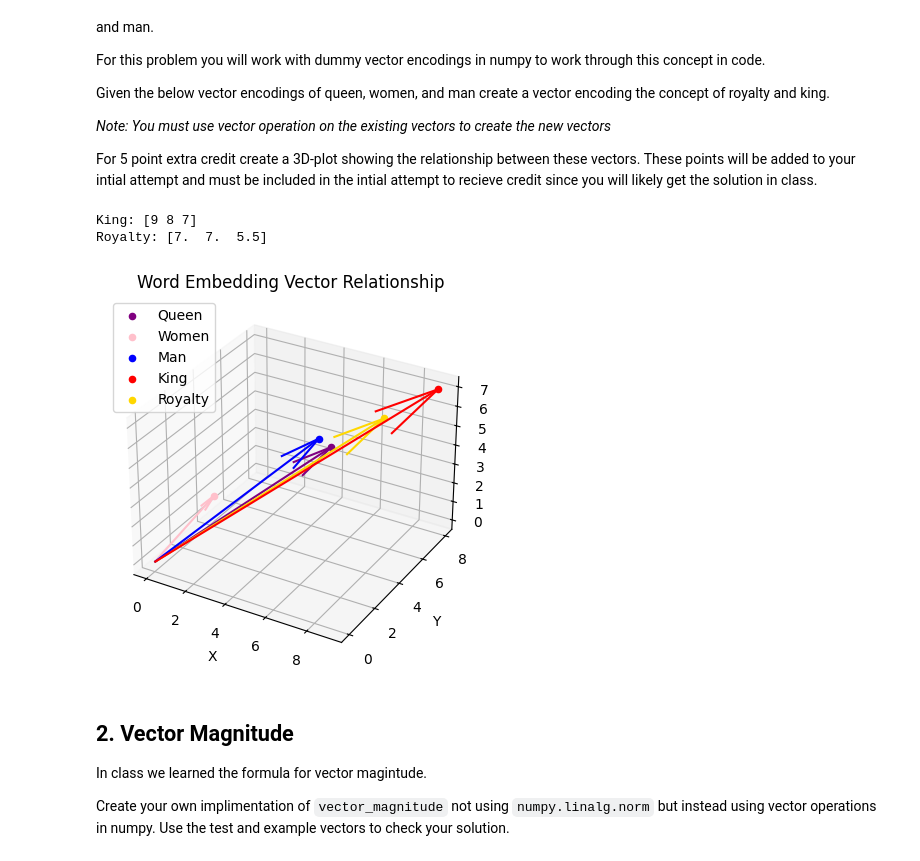
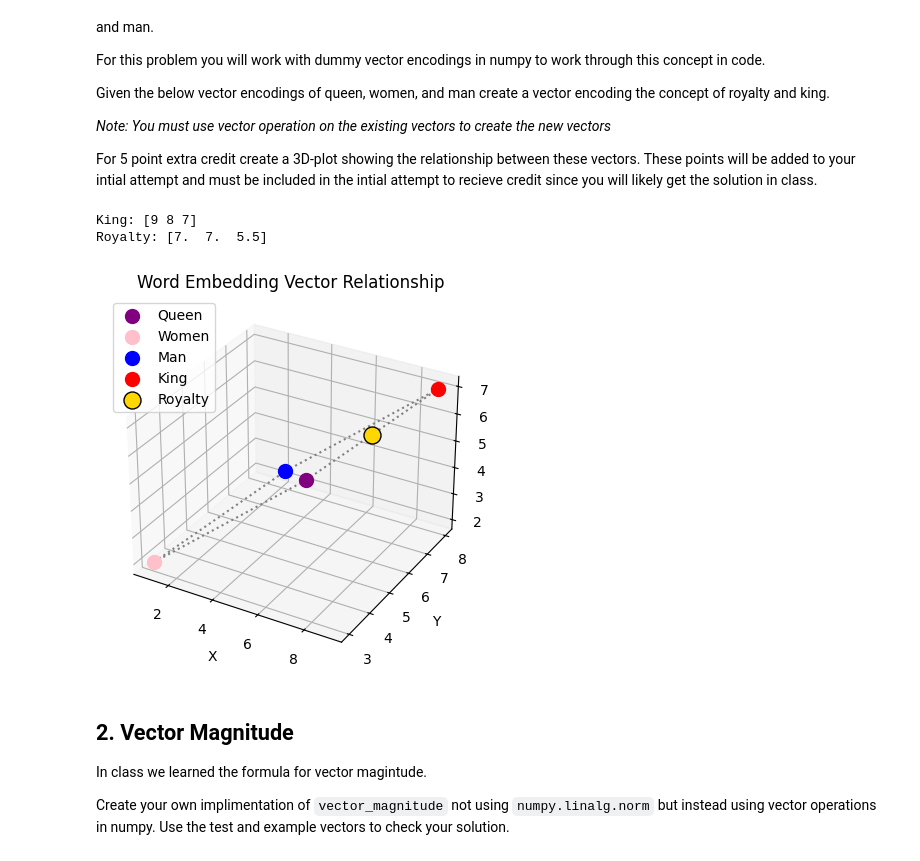
Before and after one commit to florianaewing/AD450_FE, a Jupyter notebook: week_5_vectors_applications.ipynb, the cells around one changed output. Cells and saved outputs as stored; diff of their text form; code cells hidden in the pictures.

```diff
--- a/week_5_vectors_applications.ipynb
+++ b/week_5_vectors_applications.ipynb
@@ -16,44 +16,44 @@ Given the below vector encodings of queen, women, and man create a vector encodi
 
 For 5 point extra credit create a 3D-plot showing the relationship between these vectors. These points will be added to your intial attempt and must be included in the intial attempt to recieve credit since you will likely get the solution in class.
 # %%
+import numpy as np
+import matplotlib.pyplot as plt
+from mpl_toolkits.mplot3d import Axes3D
+
 queen = np.array([5, 6, 4])
 women = np.array([1, 3, 2])
 man = np.array([5, 5, 5])
 
 king = queen - women + man
 royalty = (queen + king) / 2
 
 print("King:", king)
 print("Royalty:", royalty)
 
 fig = plt.figure()
 ax = fig.add_subplot(111, projection='3d')
 
-ax.scatter(*queen, color='purple', label='Queen')
-ax.scatter(*women, color='pink', label='Women')
-ax.scatter(*man, color='blue', label='Man')
-ax.scatter(*king, color='red', label='King')
-ax.scatter(*royalty, color='gold', label='Royalty')
+ax.scatter(*queen, color='purple', label='Queen', s=100)
+ax.scatter(*women, color='pink', label='Women', s=100)
+ax.scatter(*man, color='blue', label='Man', s=100)
+ax.scatter(*king, color='red', label='King', s=100)
+ax.scatter(*royalty, color='gold', label='Royalty', s=150, edgecolors='black')
 
-def plot_vector(origin, vector, color):
-    ax.quiver(*origin, *vector, color=color, arrow_length_ratio=0.2)
-
-plot_vector([0, 0, 0], queen, 'purple')
-plot_vector([0, 0, 0], women, 'pink')
-plot_vector([0, 0, 0], man, 'blue')
-plot_vector([0, 0, 0], king, 'red')
-plot_vector([0, 0, 0], royalty, 'gold')
+ax.plot([queen[0], king[0]], [queen[1], king[1]], [queen[2], king[2]], 'gray', linestyle='dotted')
+ax.plot([women[0], man[0]], [women[1], man[1]], [women[2], man[2]], 'gray', linestyle='dotted')
+ax.plot([queen[0], women[0]], [queen[1], women[1]], [queen[2], women[2]], 'gray', linestyle='dotted')
+ax.plot([king[0], man[0]], [king[1], man[1]], [king[2], man[2]], 'gray', linestyle='dotted')
 
 ax.set_xlabel('X')
 ax.set_ylabel('Y')
 ax.set_zlabel('Z')
 ax.legend()
 plt.title("Word Embedding Vector Relationship")
 plt.show()
 # %% [output]
 King: [9 8 7]
 Royalty: [7.  7.  5.5]
-[figure, old version]
+[figure, new version]
 # %% [markdown]
 ## 2. Vector Magnitude
 In class we learned the formula for vector magintude.
```
